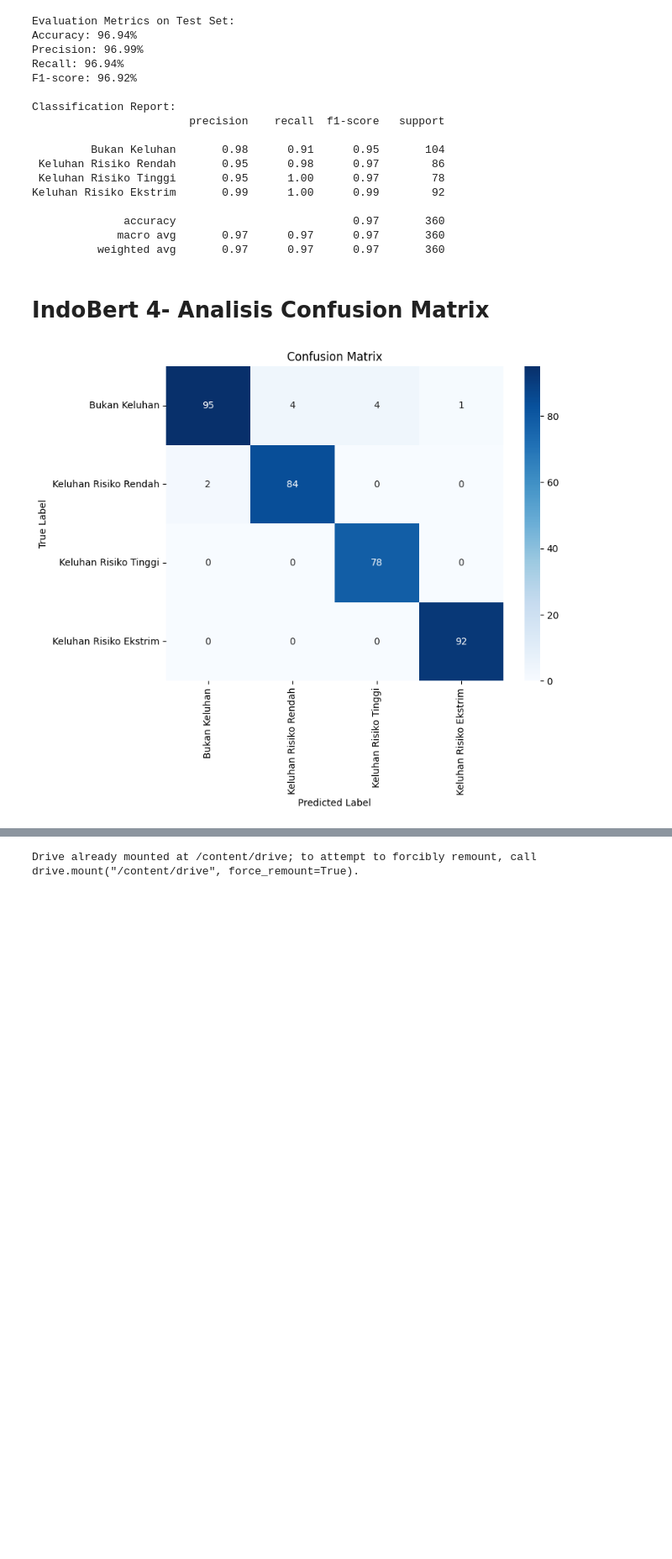
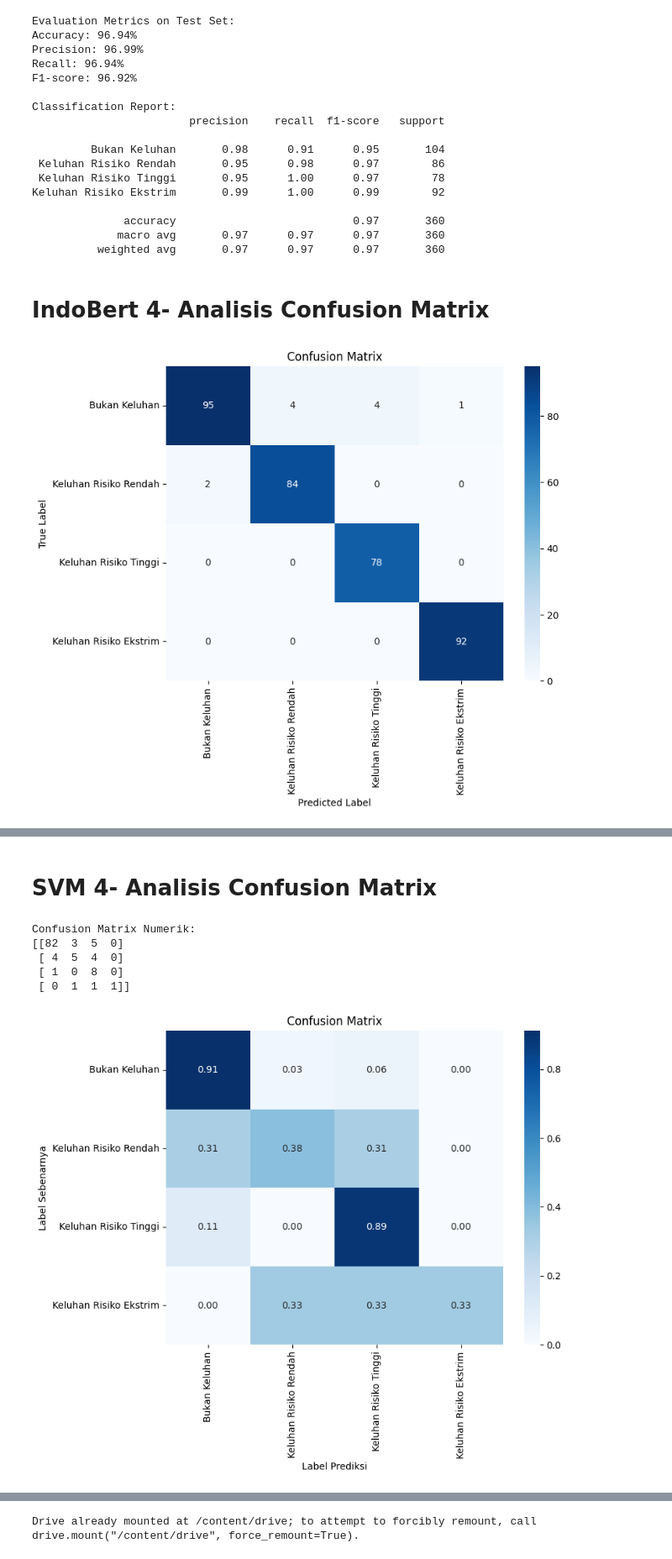
Before and after one commit to dian-wijayanti/DOKUMEN-TESIS, a Jupyter notebook: Dokumentasi.ipynb, the cells around one changed output, grey strips where cells are left out. Shown at 84% size. Saved outputs shown, nothing was run; the diff lists cells and outputs as text; code cells hidden in the pictures; blank space fills up the shorter version.

```diff
--- a/Dokumentasi.ipynb
+++ b/Dokumentasi.ipynb
@@ -2690 +2921,76 @@ Confusion Matrix:
+# %% [markdown]
+# SVM 4- Analisis Confusion Matrix
+# %%
+import matplotlib.pyplot as plt
+import seaborn as sns
+import numpy as np
+from sklearn.metrics import confusion_matrix
+
+def plot_confusion_matrix(cm, target_names, title='Confusion Matrix', cmap='Blues', normalize=False):
+    """
+    Menampilkan confusion matrix sebagai heatmap.
+
+    Parameter:
+        cm : array, confusion matrix yang dihitung (misalnya dengan sklearn.metrics.confusion_matrix)
+        target_names : list, nama-nama kelas yang akan ditampilkan pada sumbu x dan y
+        title : string, judul plot
+        cmap : string, colormap yang digunakan (default 'Blues')
+        normalize : boolean, jika True, akan menampilkan nilai yang dinormalisasi
+
+    Contoh penggunaan:
+        cm = confusion_matrix(y_true, y_pred)
+        target_names = [k for k, v in sorted(label_mapping.items(), key=lambda x: x[1])]
+        plot_confusion_matrix(cm, target_names, normalize=True)
+    """
+    if normalize:
+        cm_normalized = cm.astype('float') / cm.sum(axis=1)[:, np.newaxis]
+        cm_to_plot = cm_normalized
+        fmt = '.2f'
+    else:
+        cm_to_plot = cm
+        fmt = 'd'
+
+    plt.figure(figsize=(8, 6))
+    sns.heatmap(cm_to_plot, annot=True, fmt=fmt, cmap=cmap, xticklabels=target_names, yticklabels=target_names)
+    plt.ylabel('Label Sebenarnya')
+    plt.xlabel('Label Prediksi')
+    plt.title(title)
+    plt.show()
+
+# Contoh fungsi analisis tambahan
+def analyze_confusion_matrix(y_true, y_pred, label_mapping):
+    """
+    Menghitung dan menampilkan confusion matrix serta menampilkan heatmap-nya.
+
+    Parameter:
+        y_true : array, label asli
+        y_pred : array, label prediksi dari model
+        label_mapping : dict, mapping nama kelas ke angka
+    """
+    # Hitung confusion matrix
+    cm = confusion_matrix(y_true, y_pred)
+    # Urutkan target names berdasarkan nilai label (0,1,2,...)
+    target_names = [k for k, v in sorted(label_mapping.items(), key=lambda x: x[1])]
+
+    print("Confusion Matrix Numerik:")
+    print(cm)
+
+    # Tampilkan heatmap confusion matrix (normalisasi bisa diaktifkan dengan normalize=True)
+    plot_confusion_matrix(cm, target_names=target_names, title="Confusion Matrix", normalize=True)
+
+# Contoh penggunaan dalam skrip utama:
+if __name__ == '__main__':
+    # Misalnya, setelah evaluasi model:
+    # y_pred diperoleh dari fungsi evaluate_model(), dan label_mapping sudah diketahui
+    # Contoh:
+    # y_pred = evaluate_model(best_svm, X_test_tfidf, y_test, label_mapping)
+    # Lalu analisis confusion matrix dengan:
+    analyze_confusion_matrix(y_test, y_pred, label_mapping)
+# %% [output]
+Confusion Matrix Numerik:
+[[82  3  5  0]
+ [ 4  5  4  0]
+ [ 1  0  8  0]
+ [ 0  1  1  1]]
+[figure, added]
 # %% [markdown]
```
Also changed, not shown: parts of 47 cells of this notebook.
